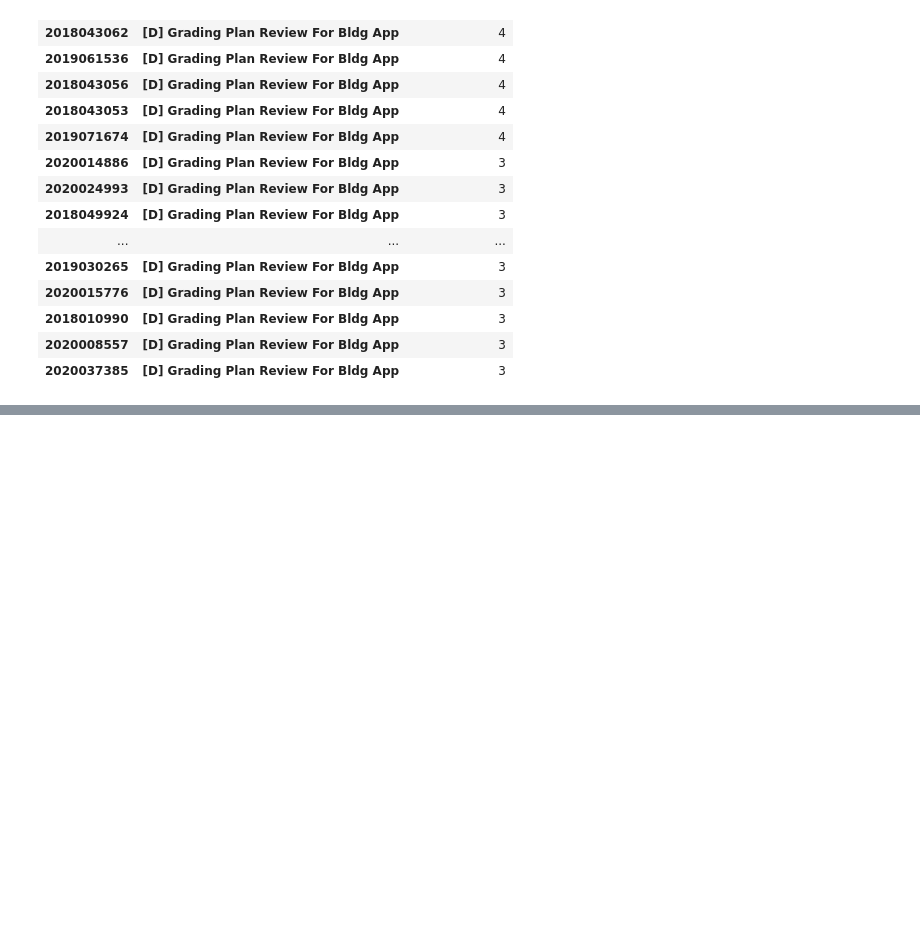
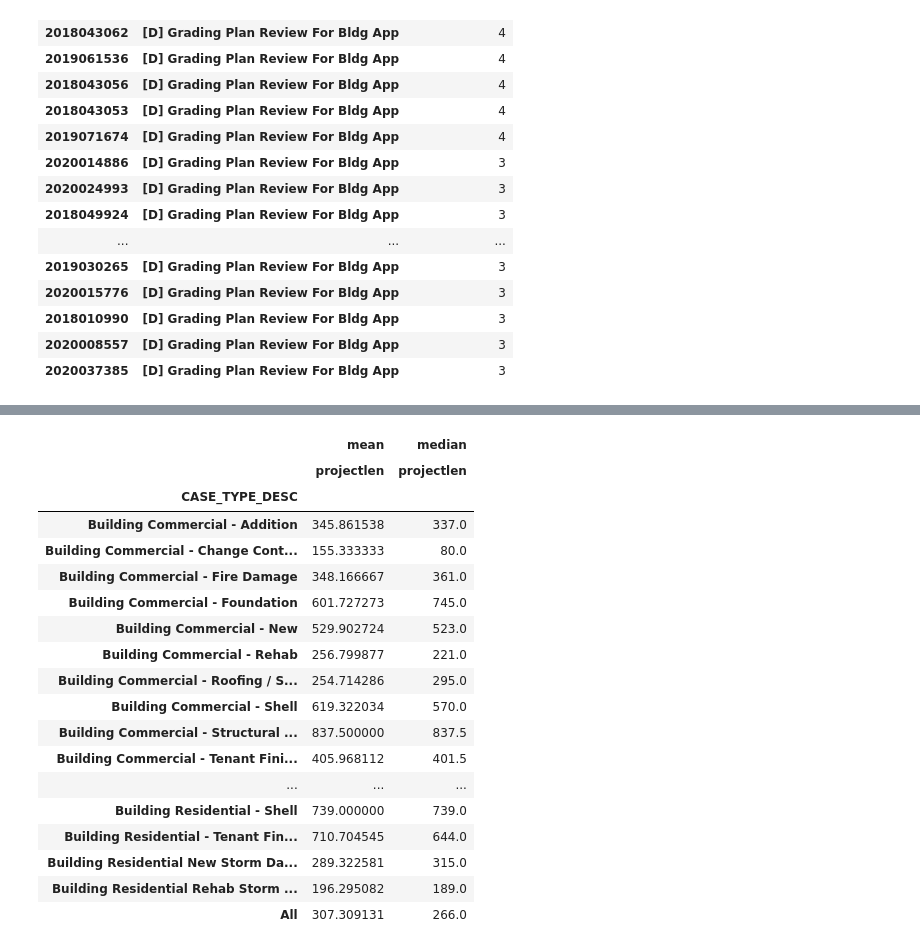
Before and after one commit to Z-Dot13/metro_codes_building_permits-moneyball, a Jupyter notebook: notebooks/Babb_partnerproject_EDA.ipynb, the cells around one changed output, grey strips where cells are left out. Drawn from its saved outputs; the diff is of its cells as text; code cells hidden in the pictures; blank space fills up the shorter version.

```diff
--- a/notebooks/Babb_partnerproject_EDA.ipynb
+++ b/notebooks/Babb_partnerproject_EDA.ipynb
@@ -27,6 +27,8 @@ sw = pd.read_csv('../data/Initiated Building Permits (SW Tasks) 3yr.csv',
                  parse_dates=['Date_Initiated','Date_Issued','Task_Complete_Date'])
 ws = pd.read_csv('../data/Initiated Building Permits (WS Tasks) 3yr.csv',
                  parse_dates=['Date_Initiated','Date_Issued','Task_Complete_Date'])
+u_o = pd.read_csv('../data/Initiated Building Permits 3yr (Temp-Final U_O).csv',
+                  parse_dates=['Date_Initiated','Date_Issued','Temp U&O Complete Date','Final U&O Complete Date'])
 # %%
 def isOneToOne(df, col1, col2):
     first = df.drop_duplicates([col1, col2]).groupby(col1)[col2].count().max()
@@ -219,0 +292,5 @@ df_last.describe()
+# %%
+u_o['projectlen'] = u_o.iloc[:,11] - u_o.iloc[:,6]
+# %%
+u_o = u_o.astype({'projectlen':"timedelta64[D]"})
+u_o.info()
@@ -219,0 +318,22 @@ df_last.describe()
+# %%
+pd.pivot_table(u_o, values='projectlen', index='CASE_TYPE_DESC', aggfunc=[np.mean, np.median], margins=True)
+# %% [output]
+|  | mean | median |
+|  | projectlen | projectlen |
+| CASE_TYPE_DESC |  |  |
+| Building Commercial - Addition | 345.861538 | 337.0 |
+| Building Commercial - Change Cont... | 155.333333 | 80.0 |
+| Building Commercial - Fire Damage | 348.166667 | 361.0 |
+| Building Commercial - Foundation | 601.727273 | 745.0 |
+| Building Commercial - New | 529.902724 | 523.0 |
+| Building Commercial - Rehab | 256.799877 | 221.0 |
+| Building Commercial - Roofing / S... | 254.714286 | 295.0 |
+| Building Commercial - Shell | 619.322034 | 570.0 |
+| Building Commercial - Structural ... | 837.500000 | 837.5 |
+| Building Commercial - Tenant Fini... | 405.968112 | 401.5 |
+| ... | ... | ... |
+| Building Residential - Shell | 739.000000 | 739.0 |
+| Building Residential - Tenant Fin... | 710.704545 | 644.0 |
+| Building Residential New Storm Da... | 289.322581 | 315.0 |
+| Building Residential Rehab Storm ... | 196.295082 | 189.0 |
+| All | 307.309131 | 266.0 |
```
Also changed, not shown: parts of 23 cells of this notebook, 4 other files.
